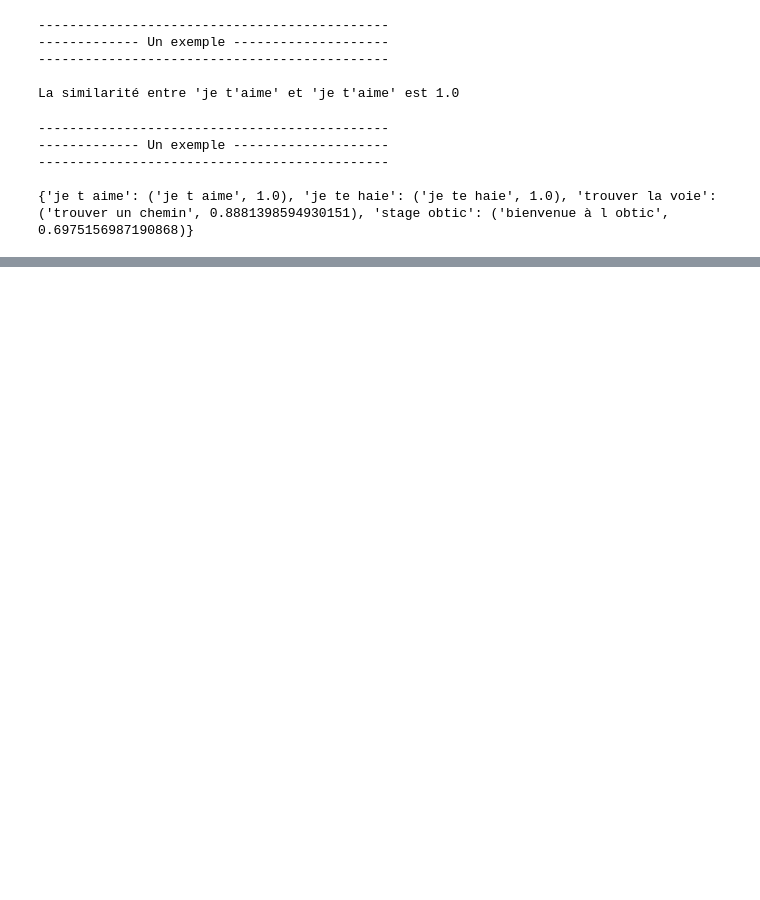
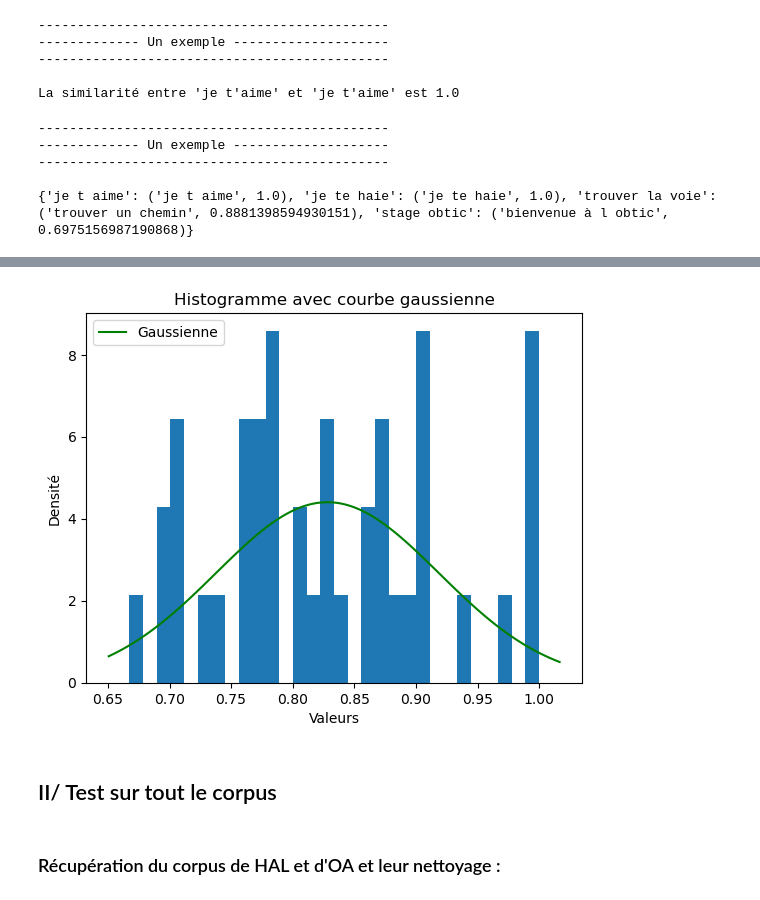
Before and after one commit to obtic-sorbonne/ontologies, a Jupyter notebook: code_me/book.ipynb, the cells around one changed output, grey strips where cells are left out. Drawn from its saved outputs; the diff is of its cells as text; code cells hidden in the pictures; blank space fills up the shorter version.

```diff
--- a/code_me/book.ipynb
+++ b/code_me/book.ipynb
@@ -1220,0 +884,26 @@ auteurs = [
+# %%
+import numpy as np
+import matplotlib.pyplot as plt
+from scipy.stats import norm
+
+
+# Histogramme
+plt.hist(list_mean_crom, bins=30, density=True)
+
+# Courbe gaussienne
+xmin, xmax = plt.xlim()
+x = np.linspace(xmin, xmax, 100)
+y = norm.pdf(x, np.mean(list_mean_crom), np.std(list_mean_crom))
+plt.plot(x, y, color='green', label='Gaussienne')
+
+plt.xlabel('Valeurs')
+plt.ylabel('Densité')
+plt.title('Histogramme avec courbe gaussienne')
+plt.legend()
+plt.show()
+# %% [output]
+[figure, added]
+# %% [markdown]
+## II/ Test sur tout le corpus
+# %% [markdown]
+### Récupération du corpus de HAL et d'OA et leur nettoyage :
```
Also changed, not shown: parts of 76 cells of this notebook, 12 other files.
